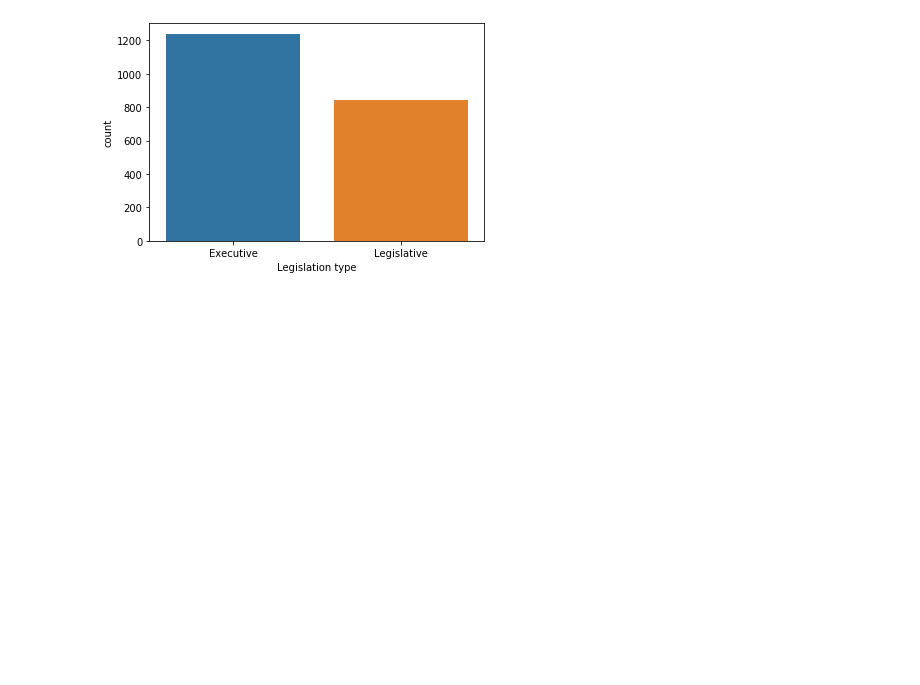
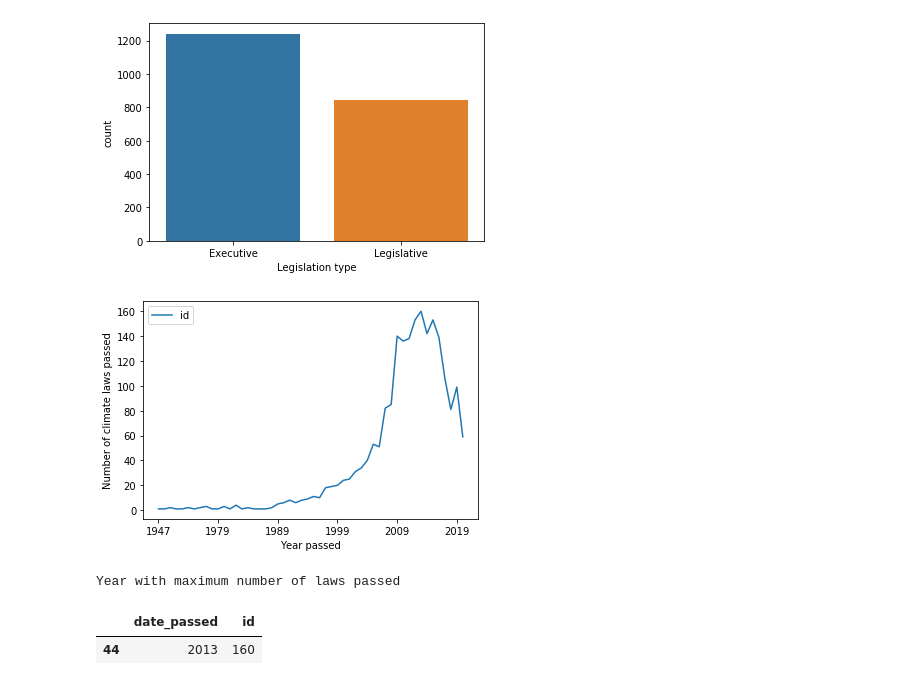
Before and after one commit to viethungha0610/climate-laws-data, a Jupyter notebook: draft_nlp_notebook.ipynb, the cells around one changed output. Cells and saved outputs as stored; diff of their text form; code cells hidden in the pictures; blank space fills up the shorter version.

```diff
--- a/draft_nlp_notebook.ipynb
+++ b/draft_nlp_notebook.ipynb
@@ -70,3 +72,16 @@ plt.xlabel("Legislation type")
 plt.show()
 # %% [output]
 [figure]
+# %%
+# Date passed - seeing the distribution of pass date of the laws
+date_passed_count_df = pd.DataFrame(pd.pivot_table(values="id", index="date_passed", aggfunc='count', data=climate_laws_df).to_records())
+date_passed_count_df.plot(x="date_passed", ylabel="Number of climate laws passed", xlabel="Year passed")
+plt.show()
+
+print("Year with maximum number of laws passed")
+date_passed_count_df[date_passed_count_df["id"] == date_passed_count_df["id"].max()]
+# %% [output]
+[figure, added]
+Year with maximum number of laws passed
+|  | date_passed | id |
+| 44 | 2013 | 160 |
```
Also changed, not shown: parts of 12 cells of this notebook, 7 other files.
